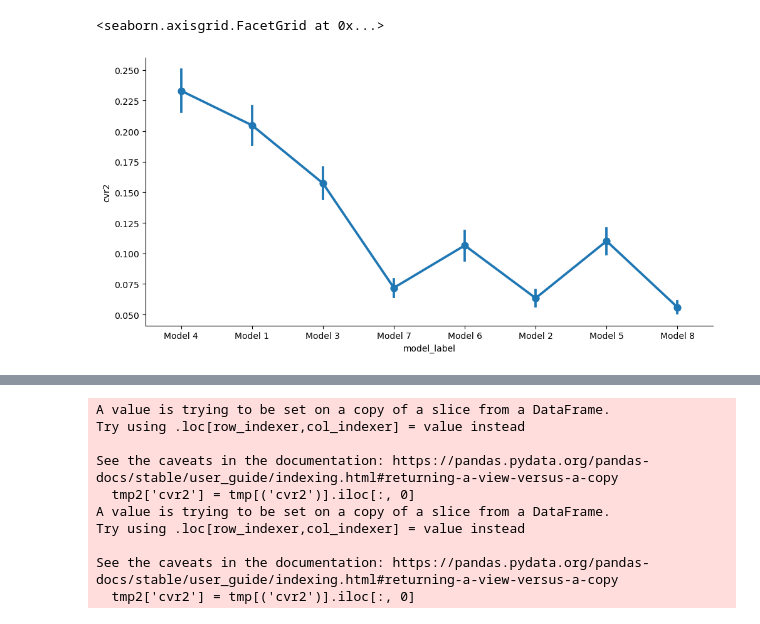
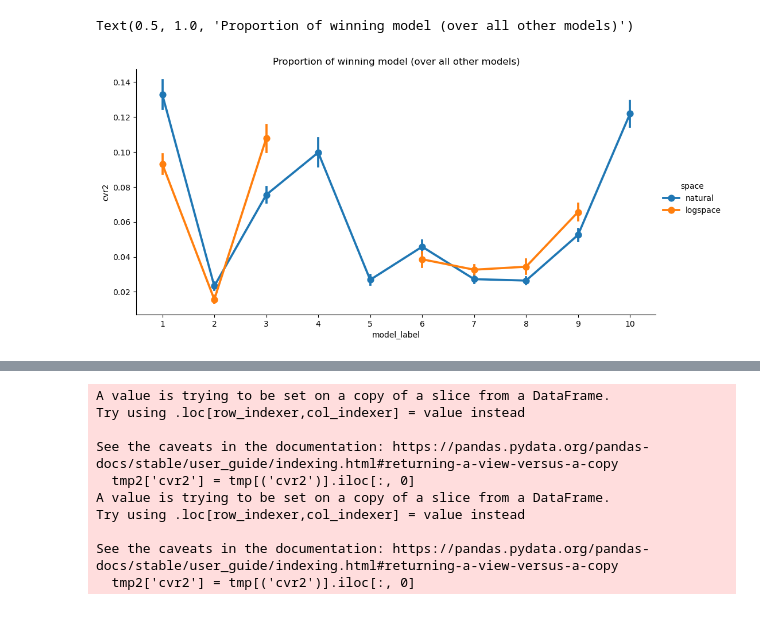
Before and after one commit to Gilles86/neural_priors, a Jupyter notebook: neural_priors/encoding_model/notebooks/check_encoding_pars.ipynb, the cells around one changed output, grey strips where cells are left out. Drawn from its saved outputs; the diff is of its cells as text; code cells hidden in the pictures.

```diff
--- a/neural_priors/encoding_model/notebooks/check_encoding_pars.ipynb
+++ b/neural_priors/encoding_model/notebooks/check_encoding_pars.ipynb
@@ -9,12 +11,17 @@ import seaborn as sns
 bids_folder = '/data/ds-neuralpriors'
 roi = 'NPCr'
 # %%
-pars = pd.read_csv(op.join(bids_folder, 'derivatives', 'summary_encoding_models.smoothed', f'group_roi-{roi}_parameters.tsv'), sep='\t', header=[0, 1], index_col=[0,1,2])
-pars = pars.rename(index=lambda x: f"Model {x}", level="model_label").rename_axis(index={'subject_id':'subject'})
+natural_pars = pd.read_csv(op.join(bids_folder, 'derivatives', 'summary_encoding_models.natural_space.smoothed', f'group_roi-{roi}_parameters.tsv'), sep='\t', header=[0, 1], index_col=[0,1,2])
+
+logspace_pars = pd.read_csv(op.join(bids_folder, 'derivatives', 'summary_encoding_models.logspace.smoothed', f'group_roi-{roi}_parameters.tsv'), sep='\t', header=[0, 1], index_col=[0,1,2])
+# logspace_pars = logspace_pars.rename(index=lambda x: f"Model {x}", level="model_label").rename_axis(index={'subject_id':'subject'})
+
+pars = pd.concat([natural_pars, logspace_pars], keys=['natural', 'logspace'], names=['space'], axis=0)
+pars.rename_axis(index={'level_3':'voxel', None:'voxel', 'subject_id':'subject'}, inplace=True)
 # %%
 cvr2 = pars['cvr2']
 cvr2.columns = ['cvr2']
-cvr2 = cvr2.unstack('model_label')#['cvr2'].drop([ 5, 6, 7, 8], axis=1)
+cvr2 = cvr2.unstack(['space', 'model_label'])#['cvr2'].drop([ 5, 6, 7, 8], axis=1)
 
 mask = cvr2.gt(0).any(axis=1) & cvr2.notna().all(axis=1)
 
@@ -71,16 +75,20 @@ sns.catplot(data=cvr2[mask].stack()['cvr2'].groupby(['subject', 'model_label']).
 # %%
-mask = (cvr2 > 0.0).any(axis=1)
-# winning_model = cvr2[mask]['cvr2'].drop(['Model 1', 'Model 2'], axis=1).idxmax(axis=1)
-winning_model = cvr2[mask]['cvr2'].idxmax(axis=1)
+hue_order = ['natural', 'logspace']
+winning_model = cvr2['cvr2'].idxmax(axis=1)
+winning_model = pd.DataFrame(winning_model.tolist(), index=winning_model.index, columns=cvr2.columns.names[1:])
 
 prop_winning_model = (
     winning_model.groupby('subject')
     .value_counts(normalize=True)
-    .rename_axis(index=['subject', 'model_label'])
+    .rename_axis(index=['subject', 'space', 'model_label'])
 )
 
-sns.catplot(x='model_label', y='cvr2', data=prop_winning_model.to_frame('cvr2'), kind='point', aspect=2, errorbar='se')
+sns.catplot(x='model_label', y='cvr2', data=prop_winning_model.to_frame('cvr2').reset_index(), kind='point', aspect=2, errorbar='se',
+            hue='space', hue_order=hue_order)
+# plt.axhline(0.5, color='black', linestyle='--')
+
+plt.title('Proportion of winning model (over all other models)')
 # %% [output]
-<seaborn.axisgrid.FacetGrid at 0x...>
+Text(0.5, 1.0, 'Proportion of winning model (over all other models)')
-[figure, old version]
+[figure, new version]
 # %%
```
Also changed, not shown: parts of 67 cells of this notebook, 9 other files.
